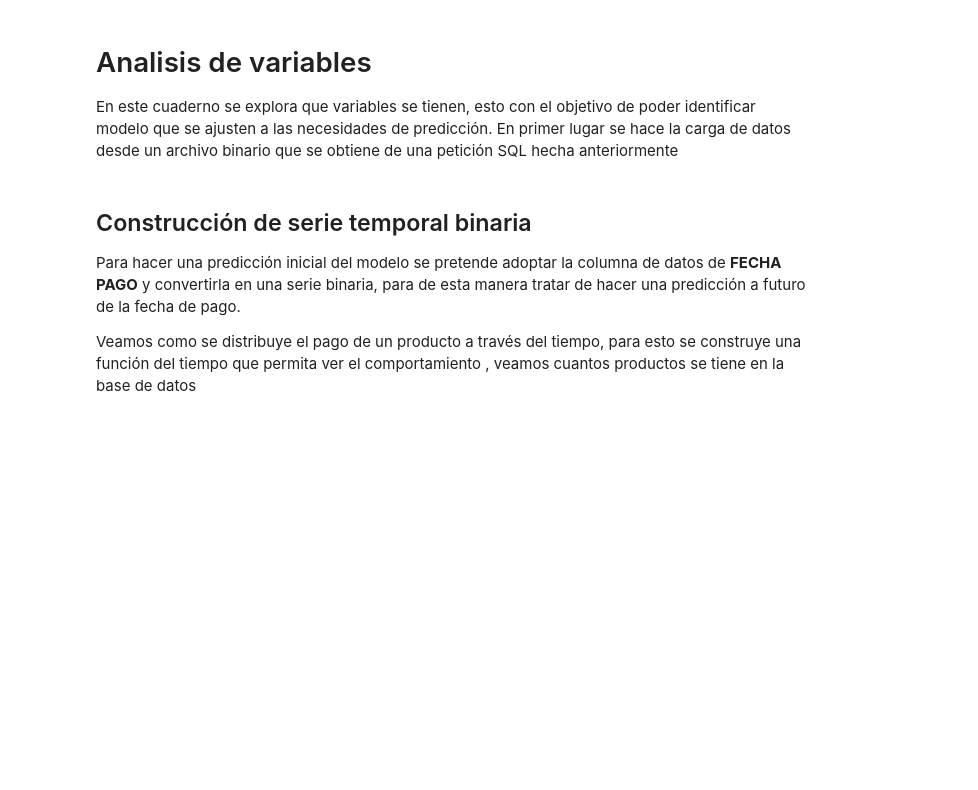
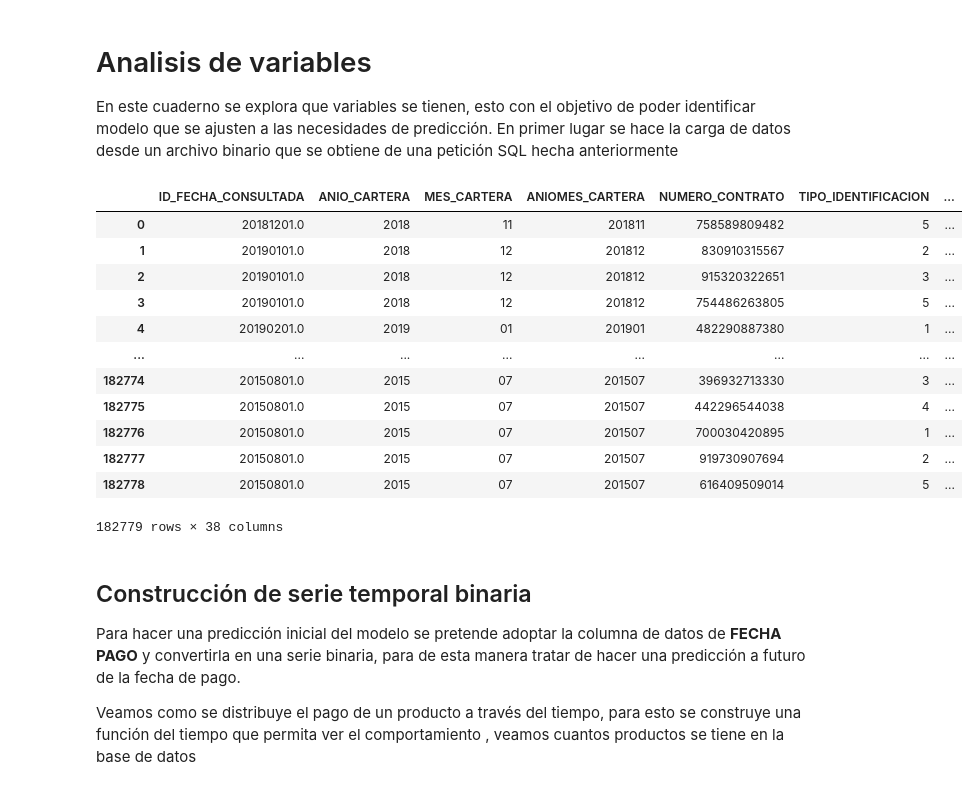
Before and after one commit to jomen93/Cartera, a Jupyter notebook: Exploracion.ipynb, the cells around one changed output. Cells and saved outputs as stored; diff of their text form; code cells hidden in the pictures; blank space fills up the shorter version.

```diff
--- a/Exploracion.ipynb
+++ b/Exploracion.ipynb
@@ -24,6 +25,22 @@ with open(filename, "rb") as fh:
     data = pickle.load(fh)
 
 data = pd.DataFrame(data)
+# %%
+data
+# %% [output]
+|  | ID_FECHA_CONSULTADA | ANIO_CARTERA | MES_CARTERA | ANIOMES_CARTERA | NUMERO_CONTRATO | TIPO_IDENTIFICACION | ... |
+| 0 | 20181201.0 | 2018 | 11 | 201811 | 758589809482 | 5 | ... |
+| 1 | 20190101.0 | 2018 | 12 | 201812 | 830910315567 | 2 | ... |
+| 2 | 20190101.0 | 2018 | 12 | 201812 | 915320322651 | 3 | ... |
+| 3 | 20190101.0 | 2018 | 12 | 201812 | 754486263805 | 5 | ... |
+| 4 | 20190201.0 | 2019 | 01 | 201901 | 482290887380 | 1 | ... |
+| ... | ... | ... | ... | ... | ... | ... | ... |
+| 182774 | 20150801.0 | 2015 | 07 | 201507 | 396932713330 | 3 | ... |
+| 182775 | 20150801.0 | 2015 | 07 | 201507 | 442296544038 | 4 | ... |
+| 182776 | 20150801.0 | 2015 | 07 | 201507 | 700030420895 | 1 | ... |
+| 182777 | 20150801.0 | 2015 | 07 | 201507 | 919730907694 | 2 | ... |
+| 182778 | 20150801.0 | 2015 | 07 | 201507 | 616409509014 | 5 | ... |
+182779 rows × 38 columns
 # %% [markdown]
 ## Construcción de serie temporal binaria
 
```
Also changed, not shown: parts of 23 cells of this notebook.
